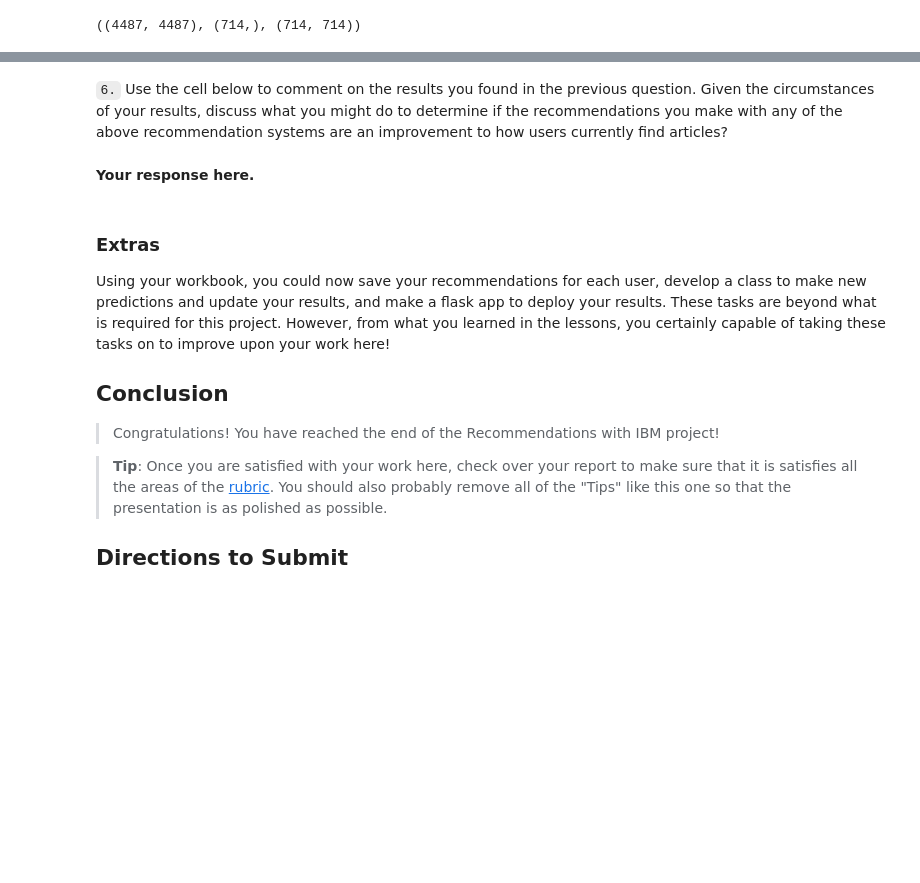
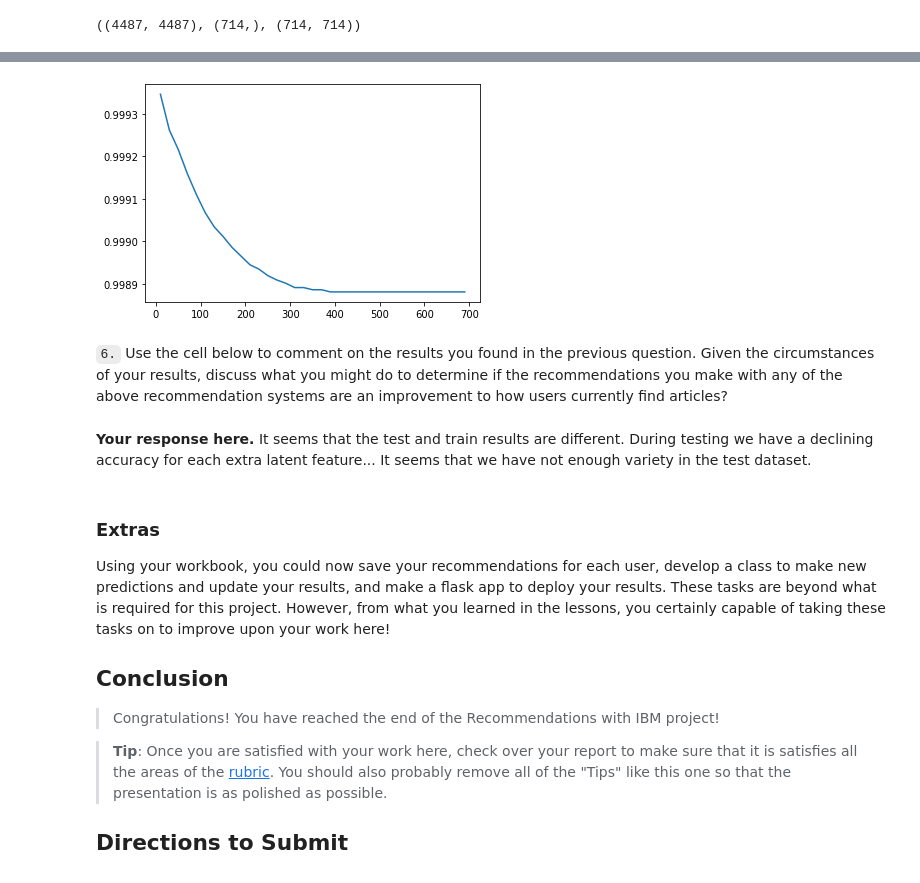
Before and after one commit to elgrande-nl/Recommendations, a Jupyter notebook: Recommendations_with_IBM.ipynb, the cells around one changed output, grey strips where cells are left out. Drawn from its saved outputs; the diff is of its cells as text; code cells hidden in the pictures; blank space fills up the shorter version.

```diff
--- a/Recommendations_with_IBM.ipynb
+++ b/Recommendations_with_IBM.ipynb
@@ -766,7 +814,14 @@ u_train.shape, s_train.shape, vt_train.shape
+# %%
+plt.plot(num_latent_feats, 1 - (np.array(sum_errors_test)/(user_item_test.shape[0]*user_item_test.shape[1])), label='test');
+plt.show();
+# %% [output]
+[figure, added]
 # %% [markdown]
 `6.` Use the cell below to comment on the results you found in the previous question. Given the circumstances of your results, discuss what you might do to determine if the recommendations you make with any of the above recommendation systems are an improvement to how users currently find articles?
-# %% [markdown]
-**Your response here.**
+# %% [markdown]
+**Your response here.**
+It seems that the test and train results are different. During testing we have a declining accuracy for each extra latent feature...
+It seems that we have not enough variety in the test dataset.
 # %% [markdown]
 <a id='conclusions'></a>
 ### Extras
```
Also changed, not shown: parts of 10 cells of this notebook, 1 other file.
